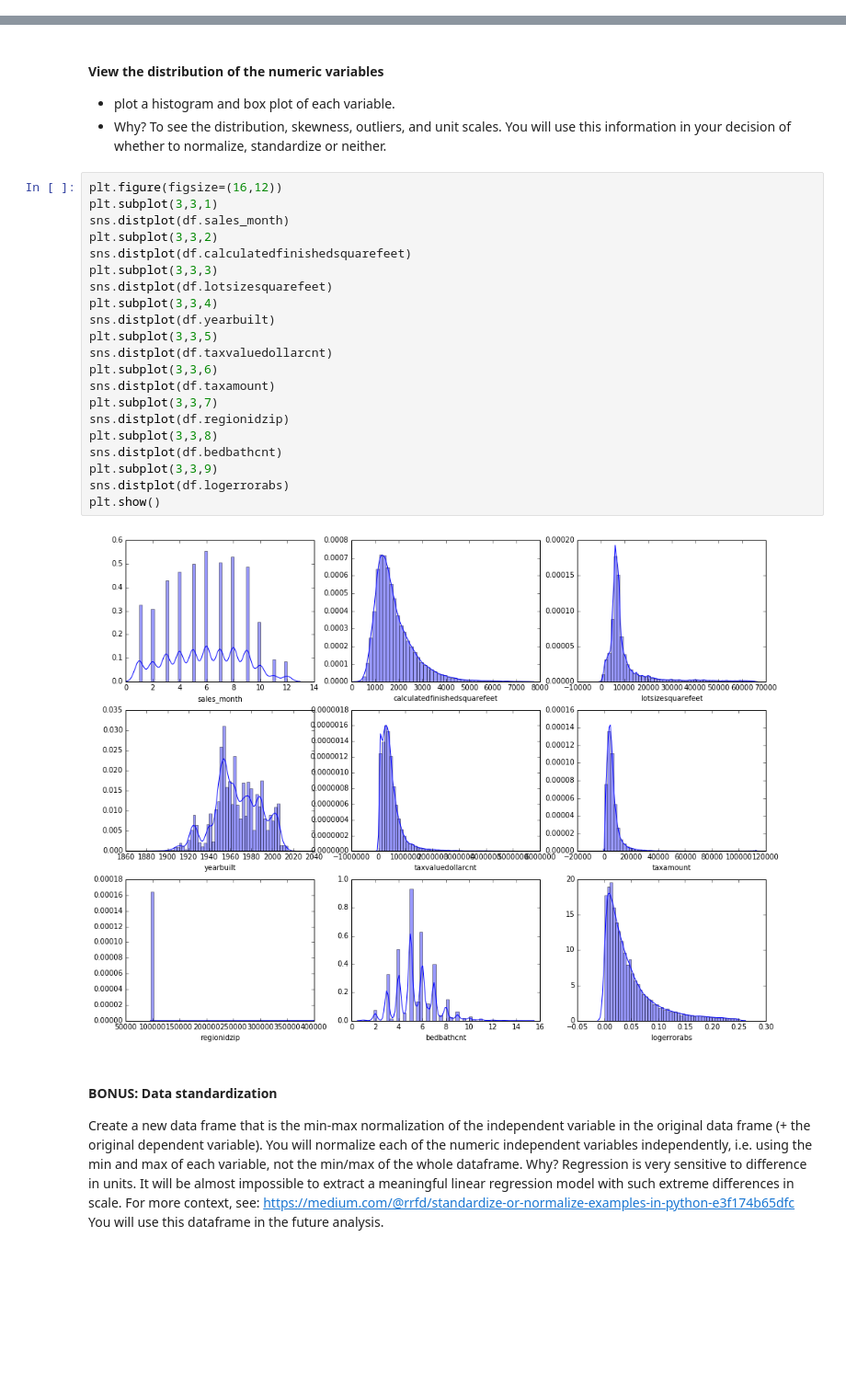
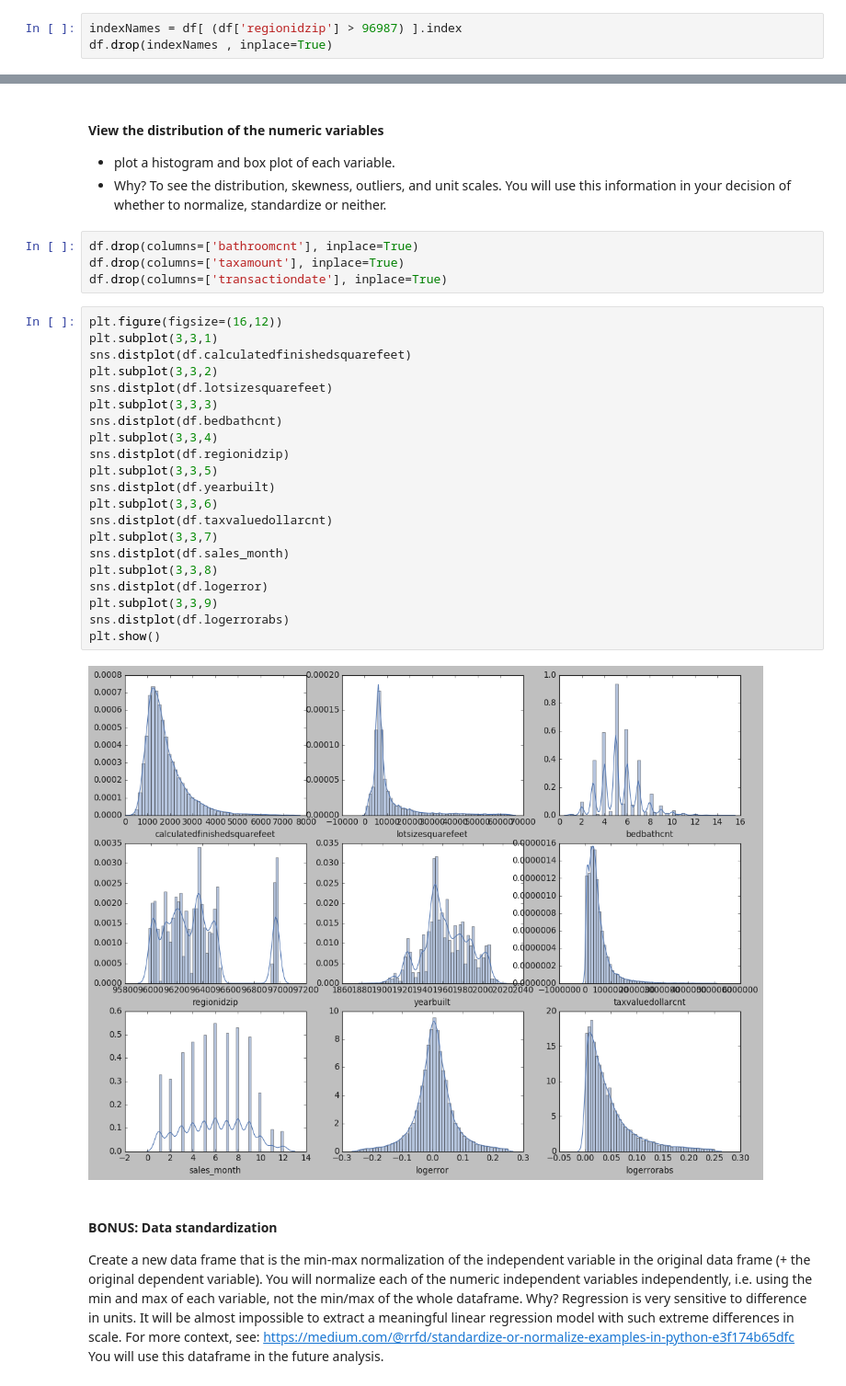
Before and after one commit to GaryGonzenbach/codeup-ds-projects, a Jupyter notebook: Regression_Project_GaryGonzenbach.ipynb, the cells around one changed output, grey strips where cells are left out. Shown at 92% size. Cells and saved outputs as stored; diff of their text form; blank space fills up the shorter version.

```diff
--- a/Regression_Project_GaryGonzenbach.ipynb
+++ b/Regression_Project_GaryGonzenbach.ipynb
@@ -248,6 +229,9 @@ df.drop(indexNames , inplace=True)
 # %%
 indexNames = df[ (df['taxvaluedollarcnt'] > 5_000_000) ].index
 df.drop(indexNames , inplace=True)
+# %%
+indexNames = df[ (df['regionidzip'] > 96987) ].index
+df.drop(indexNames , inplace=True)
 # %% [markdown]
 #### Create a list of the independent variable names (aka attributes) and assign it to `x_vars`
 Why? During exploration, you will likely use this list to refer to the attribute names.
@@ -263,29 +270,33 @@ The dependent variable is logerror,  it is continuous.
 #### View the distribution of the numeric variables
 - plot a histogram and box plot of each variable.
 - Why? To see the distribution, skewness, outliers, and unit scales. You will use this information in your decision of whether to normalize, standardize or neither.
+# %%
+df.drop(columns=['bathroomcnt'], inplace=True)
+df.drop(columns=['taxamount'], inplace=True)
+df.drop(columns=['transactiondate'], inplace=True)
 # %%
 plt.figure(figsize=(16,12))
 plt.subplot(3,3,1)
+sns.distplot(df.calculatedfinishedsquarefeet)
+plt.subplot(3,3,2)
+sns.distplot(df.lotsizesquarefeet)
+plt.subplot(3,3,3)
+sns.distplot(df.bedbathcnt)
+plt.subplot(3,3,4)
+sns.distplot(df.regionidzip)
+plt.subplot(3,3,5)
+sns.distplot(df.yearbuilt)
+plt.subplot(3,3,6)
+sns.distplot(df.taxvaluedollarcnt)
+plt.subplot(3,3,7)
 sns.distplot(df.sales_month)
-plt.subplot(3,3,2)
-sns.distplot(df.calculatedfinishedsquarefeet)
-plt.subplot(3,3,3)
-sns.distplot(df.lotsizesquarefeet)
-plt.subplot(3,3,4)
-sns.distplot(df.yearbuilt)
-plt.subplot(3,3,5)
-sns.distplot(df.taxvaluedollarcnt)
-plt.subplot(3,3,6)
-sns.distplot(df.taxamount)
-plt.subplot(3,3,7)
-sns.distplot(df.regionidzip)
 plt.subplot(3,3,8)
-sns.distplot(df.bedbathcnt)
+sns.distplot(df.logerror)
 plt.subplot(3,3,9)
 sns.distplot(df.logerrorabs)
 plt.show()
 # %% [output]
-[figure, old version]
+[figure, new version]
 # %% [markdown]
 #### BONUS:  Data standardization
 Create a new data frame that is the min-max normalization of the independent variable in the original data frame (+ the original dependent variable). You will normalize each of the numeric independent variables independently, i.e. using the min and max of each variable, not the min/max of the whole dataframe. Why? Regression is very sensitive to difference in units. It will be almost impossible to extract a meaningful linear regression model with such extreme differences in scale. For more context, see: https://medium.com/@rrfd/standardize-or-normalize-examples-in-python-e3f174b65dfc
```
Also changed, not shown: parts of 17 cells of this notebook.
